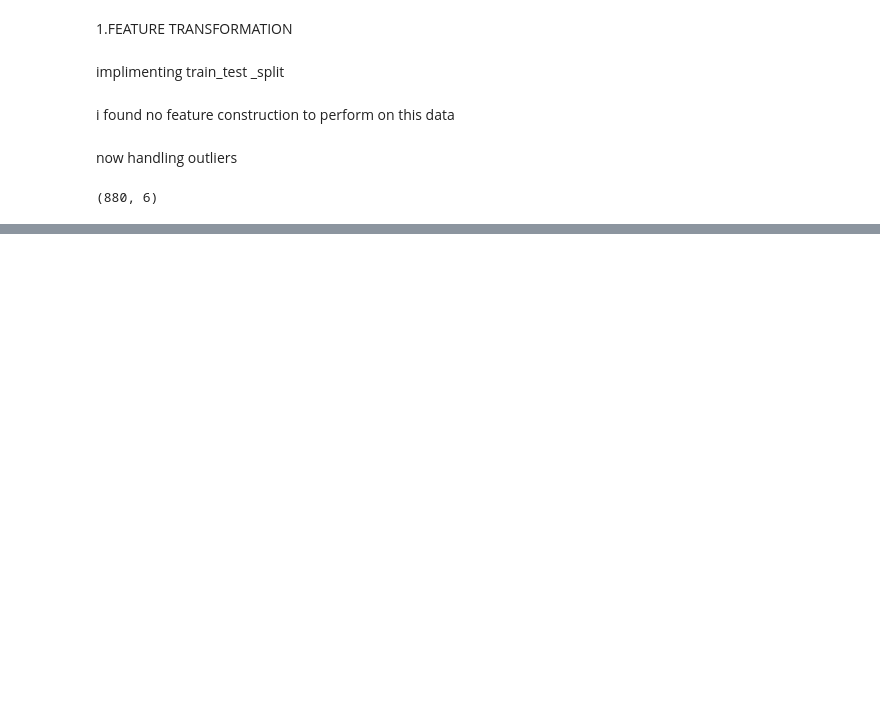
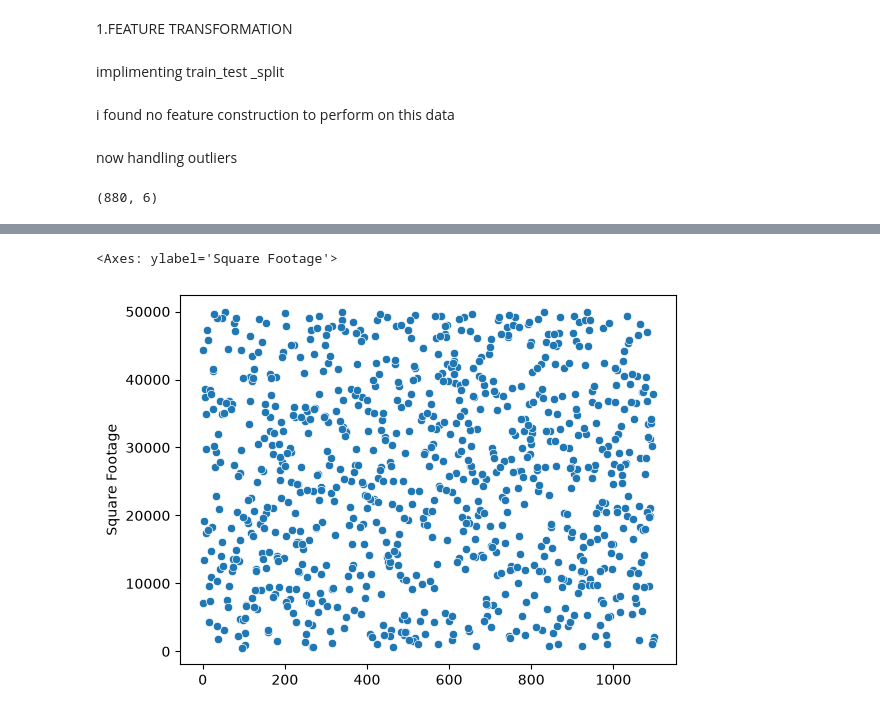
Before and after one commit to 12shivamkuma/Smart-Building-Energy-Cost-Predictor-, a Jupyter notebook: notebooks/energy_cost_prediction.ipynb, the cells around one changed output, grey strips where cells are left out. Cells and saved outputs as stored; diff of their text form; code cells hidden in the pictures; blank space fills up the shorter version.

```diff
--- a/notebooks/energy_cost_prediction.ipynb
+++ b/notebooks/energy_cost_prediction.ipynb
@@ -262,0 +275,2 @@ X_train.shape
+# %%
+X_train=pd.get_dummies(X_train,columns=['Building Type','Day of Week'],drop_first=True).astype(int)
@@ -262,0 +300,5 @@ X_train.shape
+# %%
+from sklearn.preprocessing import StandardScaler
+stnd_scaler=StandardScaler()
+# %%
+stnd_scaler.fit(X_train)
@@ -262,0 +337,6 @@ X_train.shape
+# %%
+
+sns.scatterplot(X_train['Square Footage'])
+# %% [output]
+<Axes: ylabel='Square Footage'>
+[figure, added]
```
Also changed, not shown: parts of 16 cells of this notebook.
